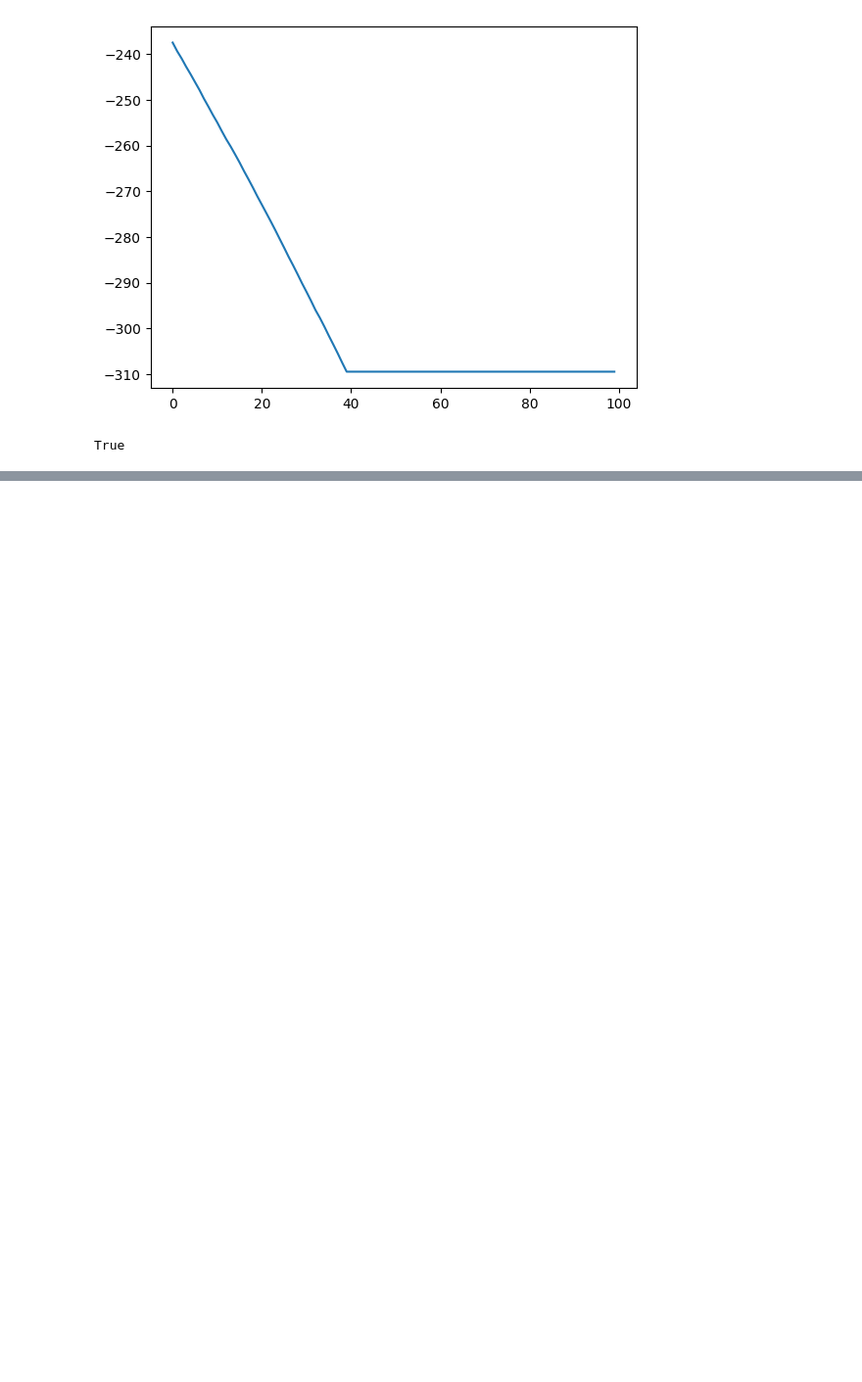
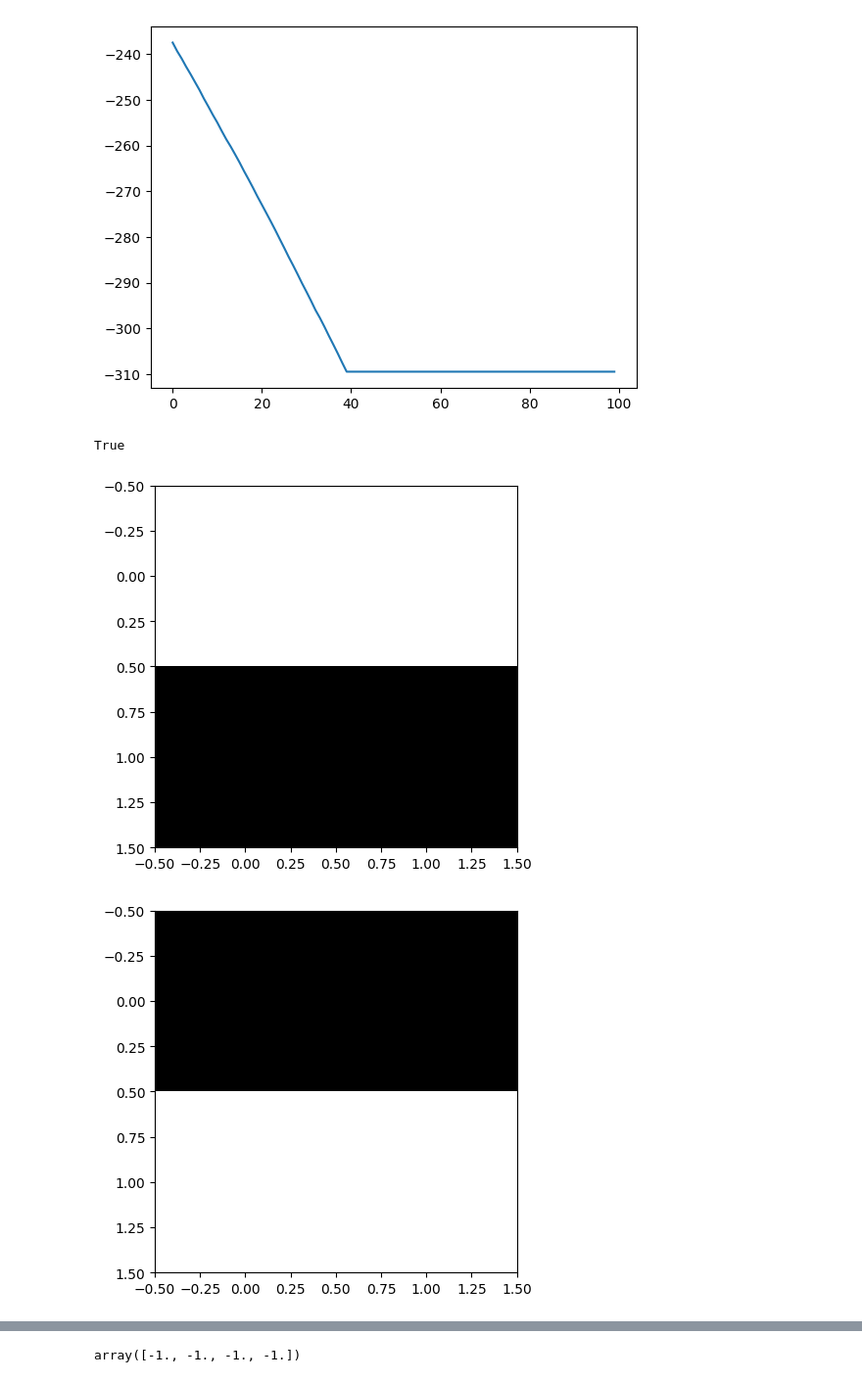
Before and after one commit to michalmuzyka/sn2, a Jupyter notebook: hopfield.ipynb, the cells around one changed output, grey strips where cells are left out. Shown at 98% size. Saved outputs shown, nothing was run; the diff lists cells and outputs as text; code cells hidden in the pictures; blank space fills up the shorter version.

Commit message:
oscylacja

```diff
--- a/hopfield.ipynb
+++ b/hopfield.ipynb
@@ -79,8 +79,8 @@ class HopfieldNetwork:
 
 
     def restore(self, data, simulation_type, epochs, displayBitmapInIterations = False):
-
-        display_bitmap(data, self.X, self.Y)
+        if displayBitmapInIterations == False:
+            display_bitmap(data, self.X, self.Y)
 
         for epoch in range(epochs):
             if displayBitmapInIterations:
@@ -173,3 +173,23 @@ restored = hp.restore(to_restore, SimulationType.Async, 100)
 [figure]
 [figure]
 True
+# %%
+#oscylacja
+d1 = [-1, -1, 1, 1]
+d2 = [1, 1, -1, -1]
+
+X = 2
+Y = 2
+
+display_bitmap(d1, X, Y)
+display_bitmap(d2, Y, X)
+
+hp = HopfieldNetwork(X, Y, LearningRule.Hebb)
+
+hp.train(np.row_stack((d1, d2)))
+
+d3 = [1, 1, 1, 1]
+hp.restore(d3, SimulationType.Sync, 5, True)
+# %% [output]
+[figure, added]
+[figure, added]
@@ -175,0 +204 @@ True
+array([-1., -1., -1., -1.])
```
Also changed, not shown: parts of 1 cell of this notebook.
